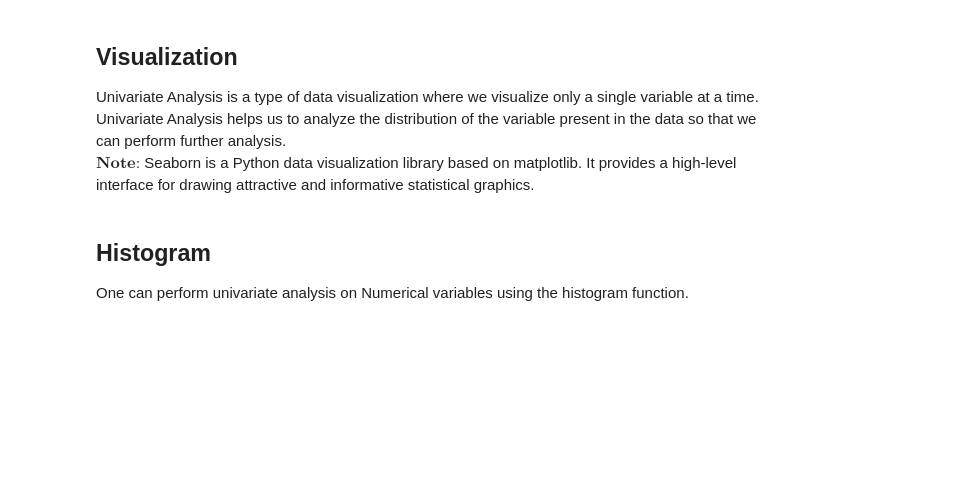
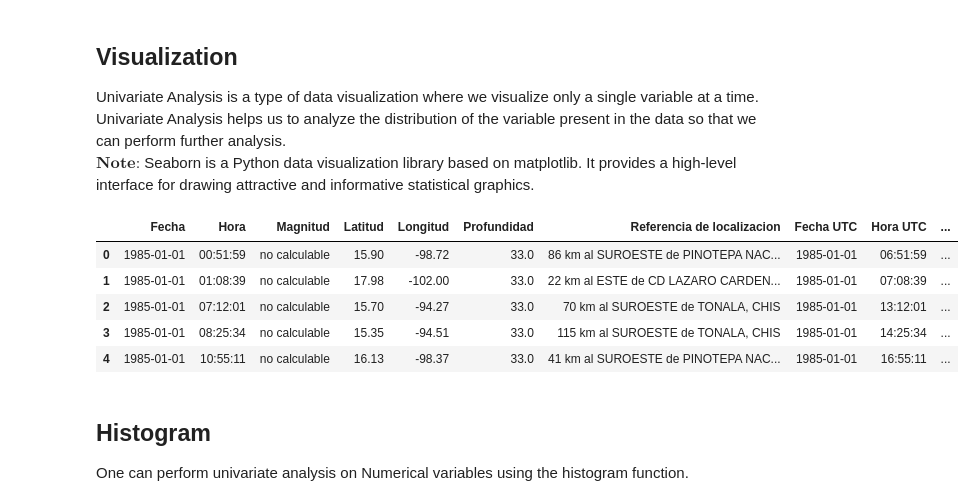
Before and after one commit to EdilbertoAntonio/ejercicios_maestria_icd, a Jupyter notebook: mineria de datos/Exploratory analysis_Visualization.ipynb, the cells around one changed output. Cells and saved outputs as stored; diff of their text form; code cells hidden in the pictures; blank space fills up the shorter version.

```diff
--- a/mineria de datos/Exploratory analysis_Visualization.ipynb
+++ b/mineria de datos/Exploratory analysis_Visualization.ipynb
@@ -25,7 +25,16 @@ $\textbf{Note:}$ Seaborn is a Python data visualization library based on matplot
 # %%
 import pandas as pd
 import seaborn as sns
-my_dat=pd.read_csv("SSNMX_catalogo_20240101_20240207.csv",skiprows=4,skipfooter=7,engine="python")
+import matplotlib.pyplot as plt
+my_dat=pd.read_csv("datos\\SSNMX_catalogo.csv",skiprows=4,skipfooter=7,engine="python")
+my_dat.head()
+# %% [output]
+|  | Fecha | Hora | Magnitud | Latitud | Longitud | Profundidad | Referencia de localizacion | Fecha UTC | Hora UTC | ... |
+| 0 | 1985-01-01 | 00:51:59 | no calculable | 15.90 | -98.72 | 33.0 | 86 km al SUROESTE de PINOTEPA NAC... | 1985-01-01 | 06:51:59 | ... |
+| 1 | 1985-01-01 | 01:08:39 | no calculable | 17.98 | -102.00 | 33.0 | 22 km al ESTE de CD LAZARO CARDEN... | 1985-01-01 | 07:08:39 | ... |
+| 2 | 1985-01-01 | 07:12:01 | no calculable | 15.70 | -94.27 | 33.0 | 70 km al SUROESTE de TONALA, CHIS | 1985-01-01 | 13:12:01 | ... |
+| 3 | 1985-01-01 | 08:25:34 | no calculable | 15.35 | -94.51 | 33.0 | 115 km al SUROESTE de TONALA, CHIS | 1985-01-01 | 14:25:34 | ... |
+| 4 | 1985-01-01 | 10:55:11 | no calculable | 16.13 | -98.37 | 33.0 | 41 km al SUROESTE de PINOTEPA NAC... | 1985-01-01 | 16:55:11 | ... |
 # %% [markdown]
 <h2>Histogram</h2>
 One can perform univariate analysis on Numerical variables using the histogram function.
```
Also changed, not shown: parts of 12 cells of this notebook, 13 other files.
